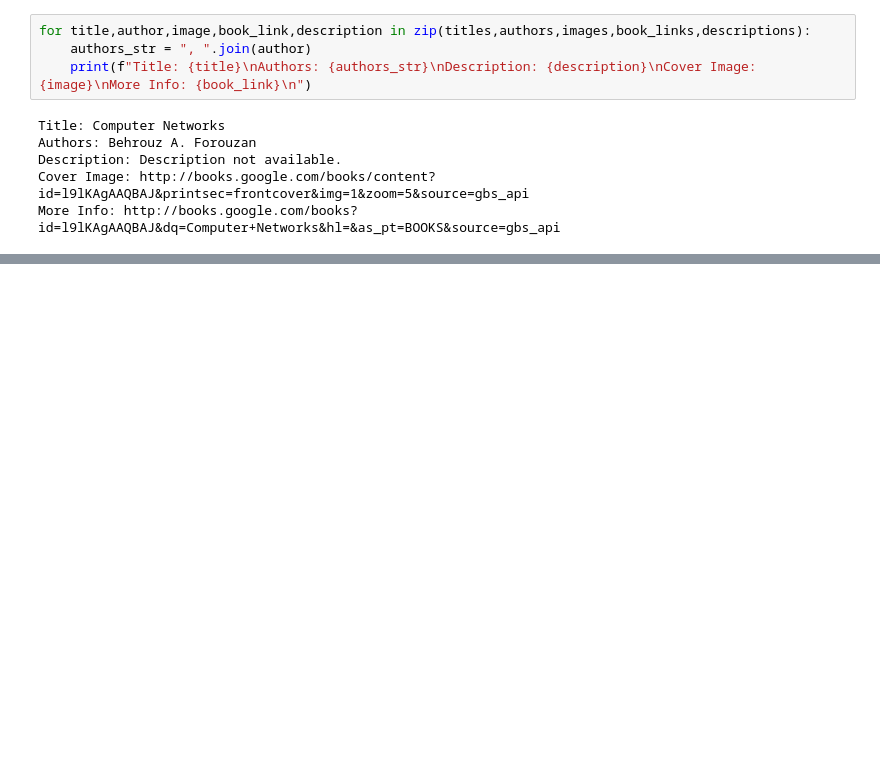
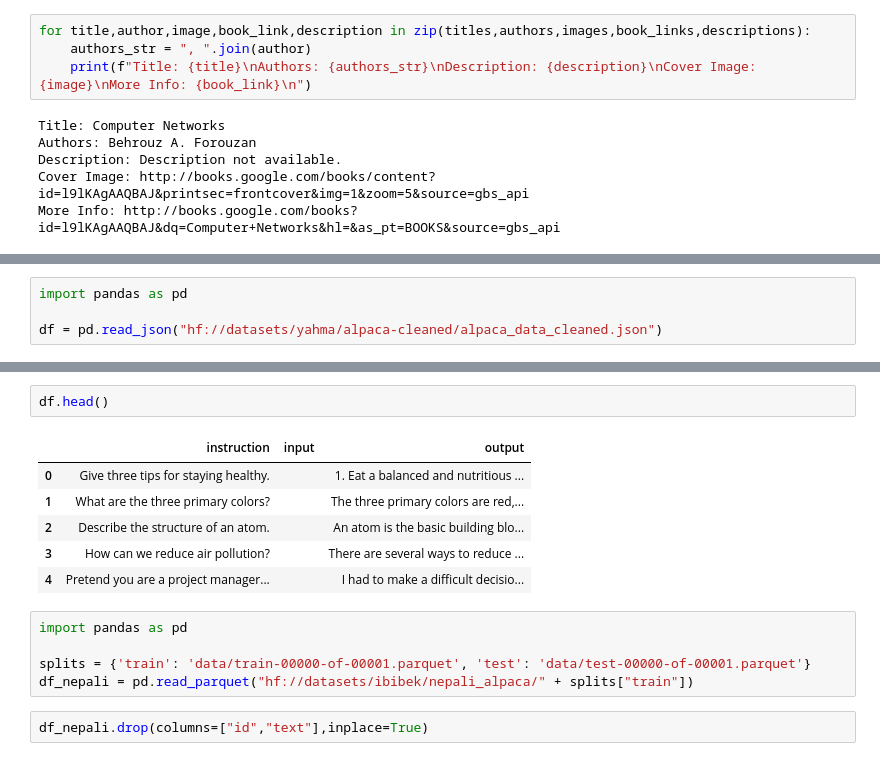
Before and after one commit to kecitclub/GAPP, a Jupyter notebook: test.ipynb, the cells around one changed output, grey strips where cells are left out. Cells and saved outputs as stored; diff of their text form; blank space fills up the shorter version.

```diff
--- a/test.ipynb
+++ b/test.ipynb
@@ -136,0 +467,4 @@ More Info: http://books.google.com/books?id=l9lKAgAAQBAJ&dq=Computer+Networks&hl
+# %%
+import pandas as pd
+
+df = pd.read_json("hf://datasets/yahma/alpaca-cleaned/alpaca_data_cleaned.json")
@@ -136,0 +484,16 @@ More Info: http://books.google.com/books?id=l9lKAgAAQBAJ&dq=Computer+Networks&hl
+# %%
+df.head()
+# %% [output]
+|  | instruction | input | output |
+| 0 | Give three tips for staying healthy. |  | 1. Eat a balanced and nutritious ... |
+| 1 | What are the three primary colors? |  | The three primary colors are red,... |
+| 2 | Describe the structure of an atom. |  | An atom is the basic building blo... |
+| 3 | How can we reduce air pollution? |  | There are several ways to reduce ... |
+| 4 | Pretend you are a project manager... |  | I had to make a difficult decisio... |
+# %%
+import pandas as pd
+
+splits = {'train': 'data/train-00000-of-00001.parquet', 'test': 'data/test-00000-of-00001.parquet'}
+df_nepali = pd.read_parquet("hf://datasets/ibibek/nepali_alpaca/" + splits["train"])
+# %%
+df_nepali.drop(columns=["id","text"],inplace=True)
```
Also changed, not shown: parts of 46 cells of this notebook, 6 other files.
